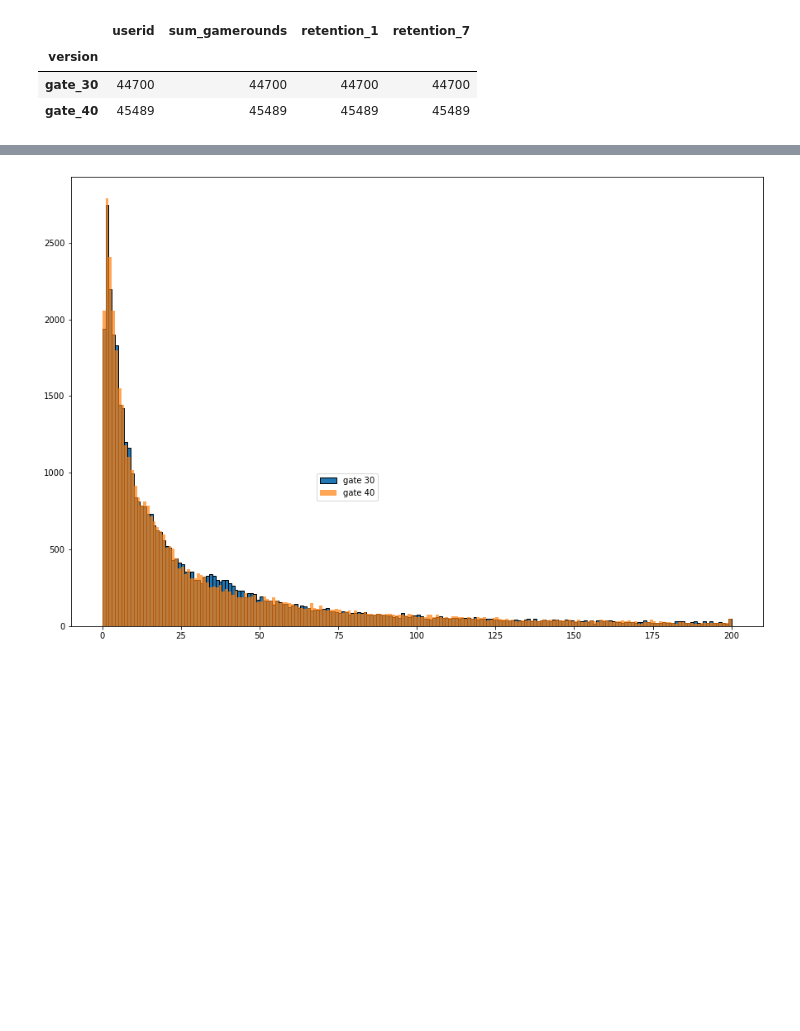
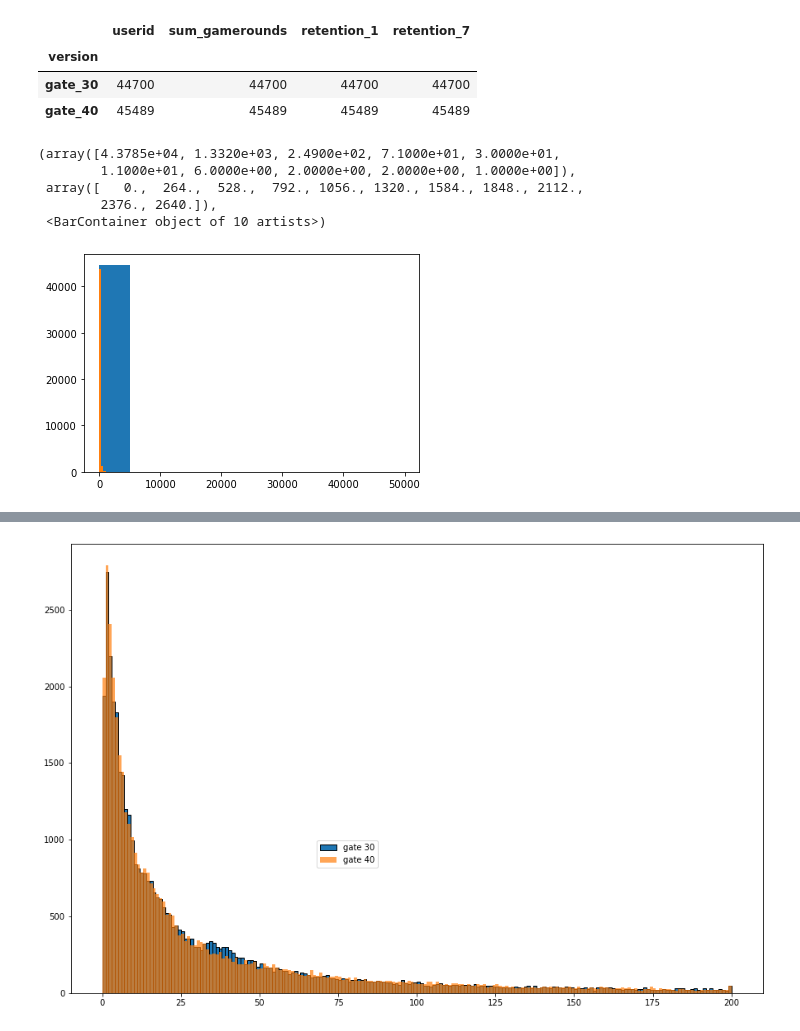
Before and after one commit to Alexander-Chernetsov/pyda-18-hw, a Jupyter notebook: hw-20/hw-20.ipynb, the cells around one changed output, grey strips where cells are left out. Cells and saved outputs as stored; diff of their text form; code cells hidden in the pictures; blank space fills up the shorter version.

```diff
--- a/hw-20/hw-20.ipynb
+++ b/hw-20/hw-20.ipynb
@@ -385,3 +467,13 @@ data.groupby('version').count()
 | version |  |  |  |  |
 | gate_30 | 44700 | 44700 | 44700 | 44700 |
 | gate_40 | 45489 | 45489 | 45489 | 45489 |
+# %%
+plt.hist(data.loc[data.version == 'gate_30']['sum_gamerounds'])
+plt.hist(data.loc[data.version == 'gate_40']['sum_gamerounds'])
+# %% [output]
+(array([4.3785e+04, 1.3320e+03, 2.4900e+02, 7.1000e+01, 3.0000e+01,
+        1.1000e+01, 6.0000e+00, 2.0000e+00, 2.0000e+00, 1.0000e+00]),
+ array([   0.,  264.,  528.,  792., 1056., 1320., 1584., 1848., 2112.,
+        2376., 2640.]),
+ <BarContainer object of 10 artists>)
+[figure, added]
```
Also changed, not shown: parts of 9 cells of this notebook, 1 other file.
